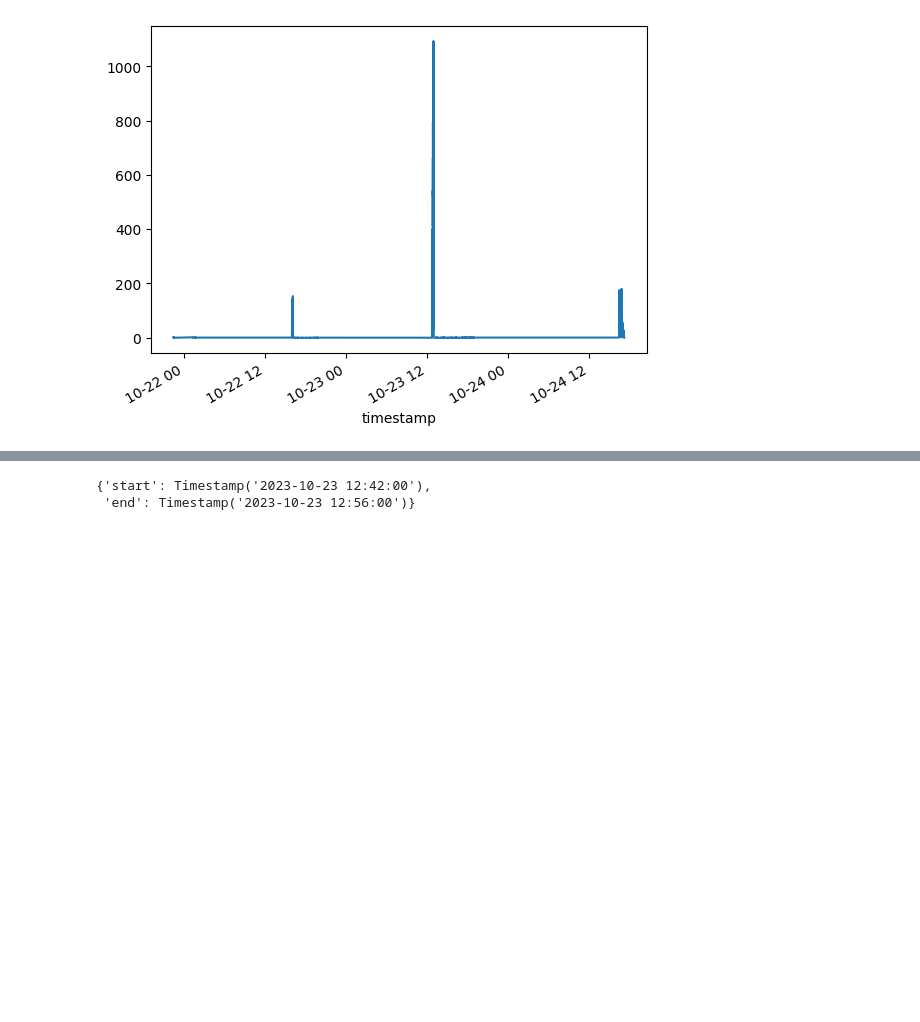
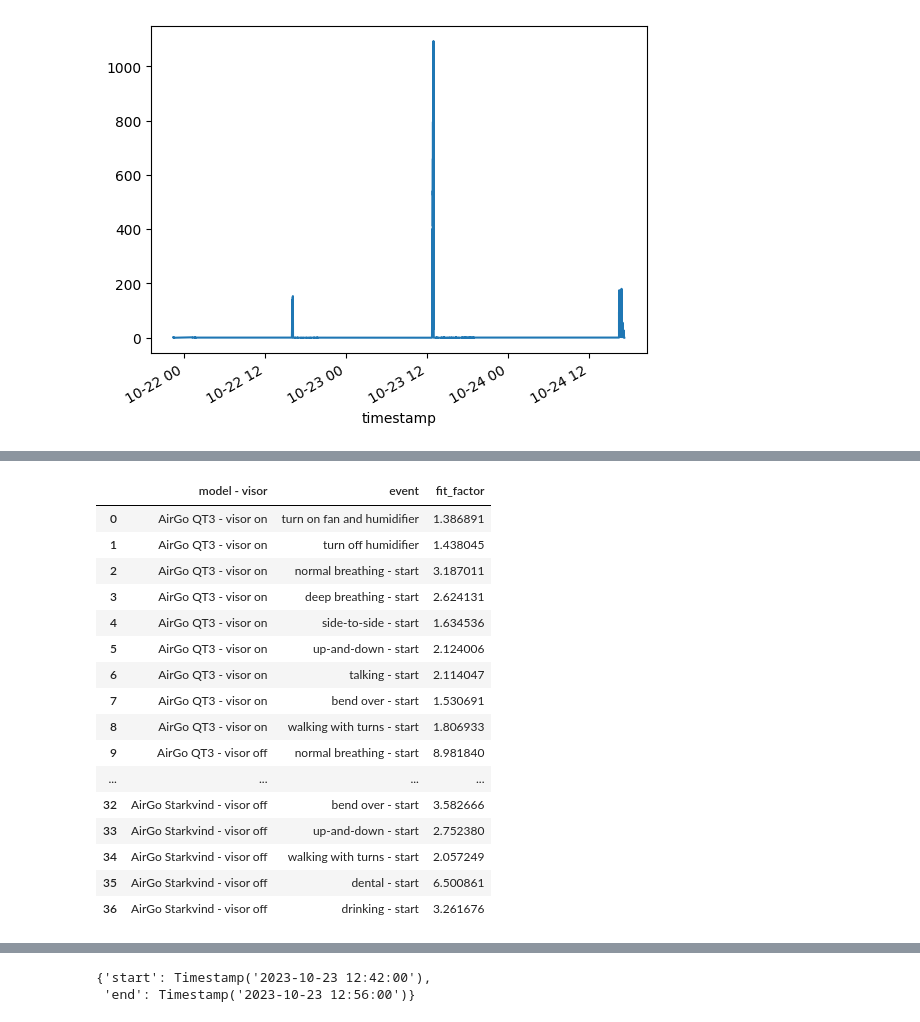
Before and after one commit to Edderic/iaq, a Jupyter notebook: airgo-2-sensors.ipynb, the cells around one changed output, grey strips where cells are left out. Drawn from its saved outputs; the diff is of its cells as text; code cells hidden in the pictures; blank space fills up the shorter version.

```diff
--- a/airgo-2-sensors.ipynb
+++ b/airgo-2-sensors.ipynb
@@ -409,0 +529,20 @@ def get_fit_factor_between_two_events(event_index, time_of_interest_1, time_of_i
+# %%
+fit_factors
+# %% [output]
+|  | model - visor | event | fit_factor |
+| 0 | AirGo QT3 - visor on | turn on fan and humidifier | 1.386891 |
+| 1 | AirGo QT3 - visor on | turn off humidifier | 1.438045 |
+| 2 | AirGo QT3 - visor on | normal breathing - start | 3.187011 |
+| 3 | AirGo QT3 - visor on | deep breathing - start | 2.624131 |
+| 4 | AirGo QT3 - visor on | side-to-side - start | 1.634536 |
+| 5 | AirGo QT3 - visor on | up-and-down - start | 2.124006 |
+| 6 | AirGo QT3 - visor on | talking - start | 2.114047 |
+| 7 | AirGo QT3 - visor on | bend over - start | 1.530691 |
+| 8 | AirGo QT3 - visor on | walking with turns - start | 1.806933 |
+| 9 | AirGo QT3 - visor off | normal breathing - start | 8.981840 |
+| ... | ... | ... | ... |
+| 32 | AirGo Starkvind - visor off | bend over - start | 3.582666 |
+| 33 | AirGo Starkvind - visor off | up-and-down - start | 2.752380 |
+| 34 | AirGo Starkvind - visor off | walking with turns - start | 2.057249 |
+| 35 | AirGo Starkvind - visor off | dental - start | 6.500861 |
+| 36 | AirGo Starkvind - visor off | drinking - start | 3.261676 |
```
Also changed, not shown: parts of 19 cells of this notebook.
